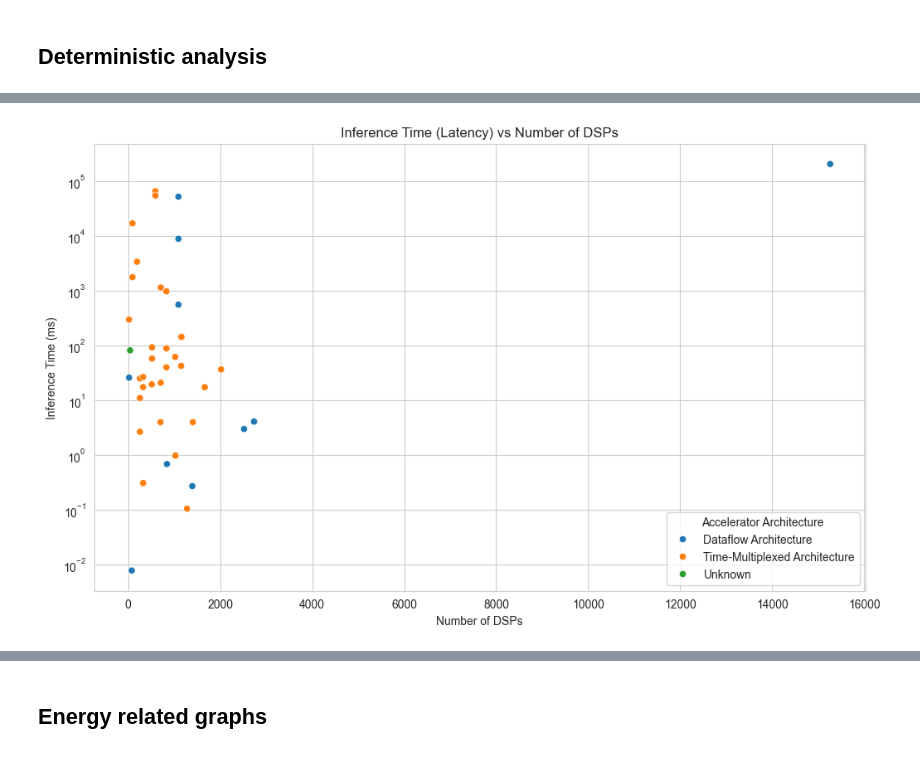
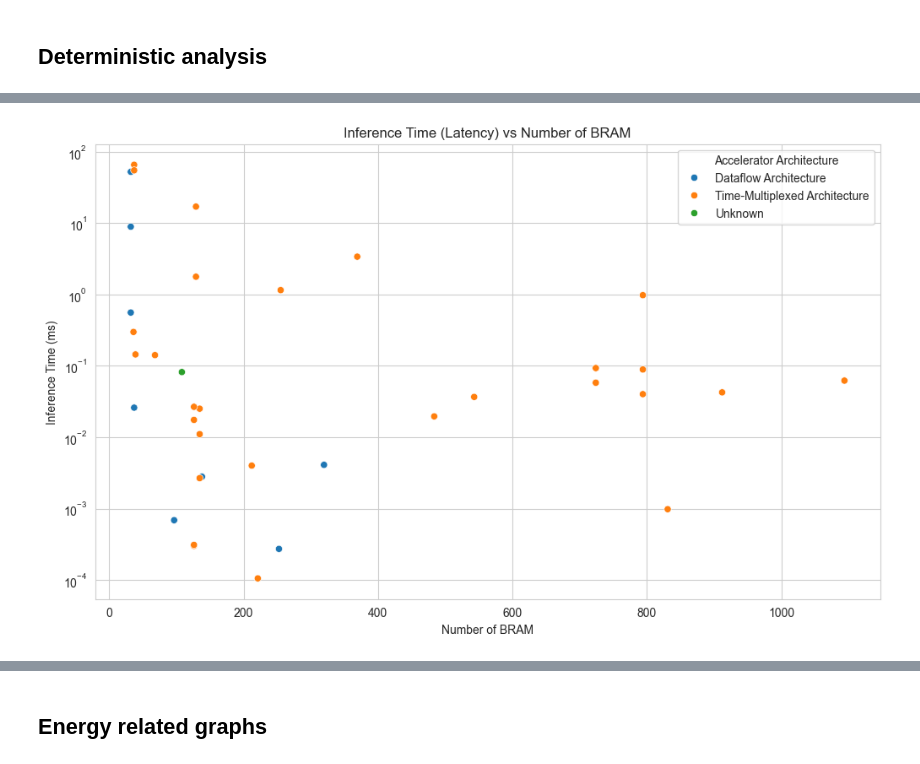
Before and after one commit to asap-space/SPACE_FPGA_NNs_SURVEY_DATA, a Jupyter notebook: Graphs.ipynb, the cells around one changed output, grey strips where cells are left out. Drawn from its saved outputs; the diff is of its cells as text; code cells hidden in the pictures.

```diff
--- a/Graphs.ipynb
+++ b/Graphs.ipynb
@@ -133,39 +178,29 @@ DataFrame created with 81 entries.
 # %%
-# Function to extract DSPs and convert latency to milliseconds
-def extract_dsp_latency(row):
-    dsp_match = re.search(r'(\d+)\s*DSP', row['FPGA Resources Consumption'])
-    latency_match = re.search(r'(\d+(\.\d+)?)\s*(ms|mu s|s)', row['Inference Time (Latency)'])
+# Function to extract BRAM and convert latency to milliseconds
+def extract_bram(value):
+    if isinstance(value, str):
+        # Extract numeric value and unit
+        match = re.search(r'(\d+(\.\d+)?)\s*(BRAM|BRAMs)', value)
+        if match:
+            num_value = float(match.group(1))
+            return num_value
+    return None
 
-    if dsp_match and latency_match:
-        dsp = int(dsp_match.group(1))
-        latency_value = float(latency_match.group(1))
-        latency_unit = latency_match.group(3)
-
-        if latency_unit == 'mu s':
-            latency = latency_value / 1000  # Convert microseconds to milliseconds
-        elif latency_unit == 's':
-            latency = latency_value * 1000  # Convert seconds to milliseconds
-        else:
-            latency = latency_value  # Already in milliseconds
-
-        return pd.Series([dsp, latency])
-    return pd.Series([None, None])
-
-# Apply the function to extract DSPs and latency
+# Apply the function to extract BRAM and latency
 temp_df = df_for_analysis[['FPGA Resources Consumption', 'Inference Time (Latency)', 'Accelerator Architecture']].dropna()
-temp_df[['DSPs', 'Latency (ms)']] = temp_df.apply(extract_dsp_latency, axis=1)
-
-# Drop rows with missing values
-temp_df = temp_df.dropna(subset=['DSPs', 'Latency (ms)'])
+temp_df['Inference Time (Latency)'] = temp_df['Inference Time (Latency)'].apply(convert_time_units)
+temp_df['BRAM'] = temp_df['FPGA Resources Consumption'].apply(extract_bram)
+# Remove rows with NaN values
+temp_df = temp_df.dropna()
 
 # Plot the data with a logarithmic scale on the y-axis and different colors for 'Accelerator Architecture'
 plt.figure()
-sns.scatterplot(data=temp_df, x='DSPs', y='Latency (ms)', hue='Accelerator Architecture')
+sns.scatterplot(data=temp_df, x='BRAM', y='Inference Time (Latency)', hue='Accelerator Architecture')
 plt.yscale('log')
-plt.title('Inference Time (Latency) vs Number of DSPs')
-plt.xlabel('Number of DSPs')
+plt.title('Inference Time (Latency) vs Number of BRAM')
+plt.xlabel('Number of BRAM')
 plt.ylabel('Inference Time (ms)')
-plt.legend(title='Accelerator Architecture', bbox_to_anchor=(1, 0), loc='lower right')
+plt.legend(title='Accelerator Architecture', bbox_to_anchor=(1, 1), loc='upper right')
 plt.show()
 # %% [output]
-[figure, old version]
+[figure, new version]
```
Also changed, not shown: parts of 2 cells of this notebook.
